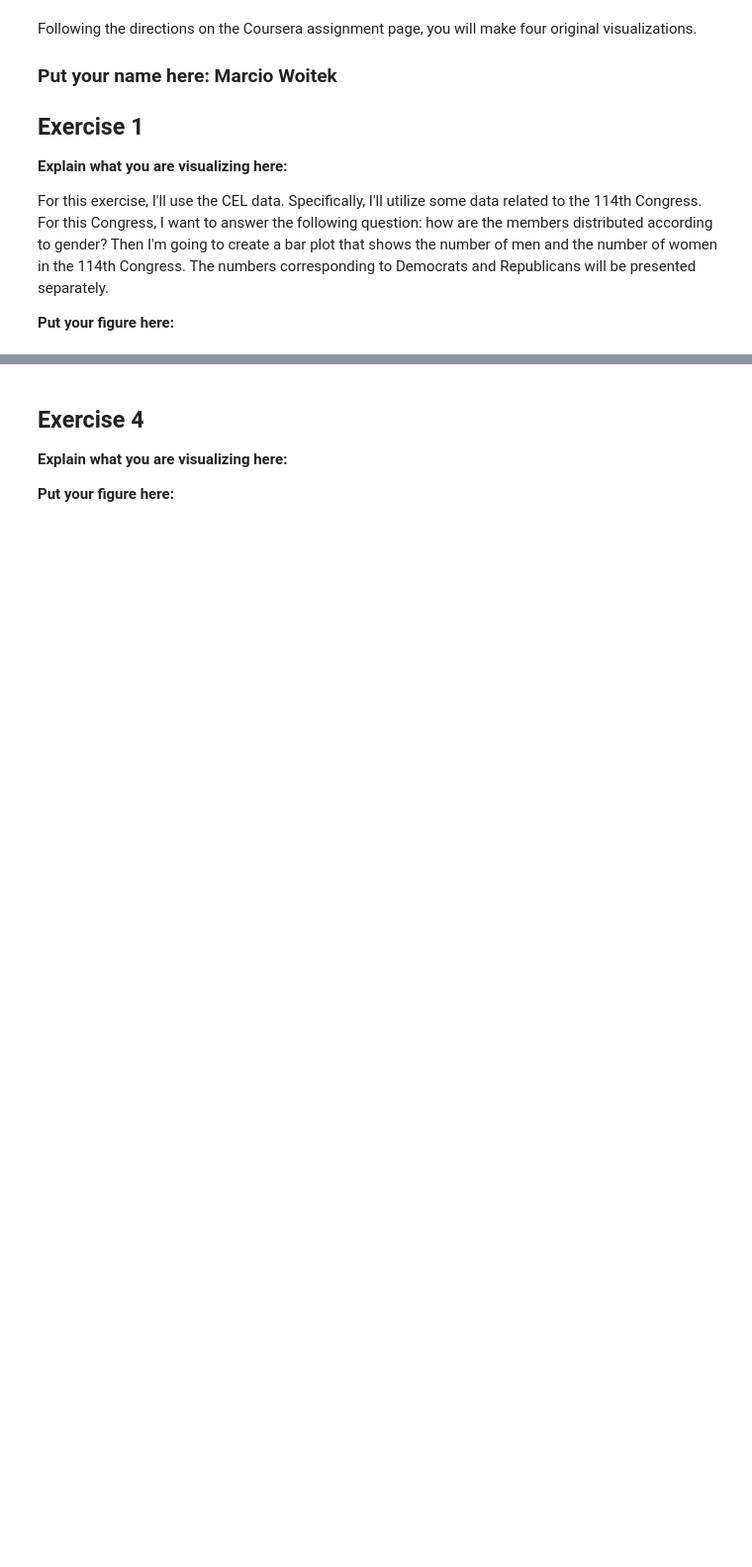
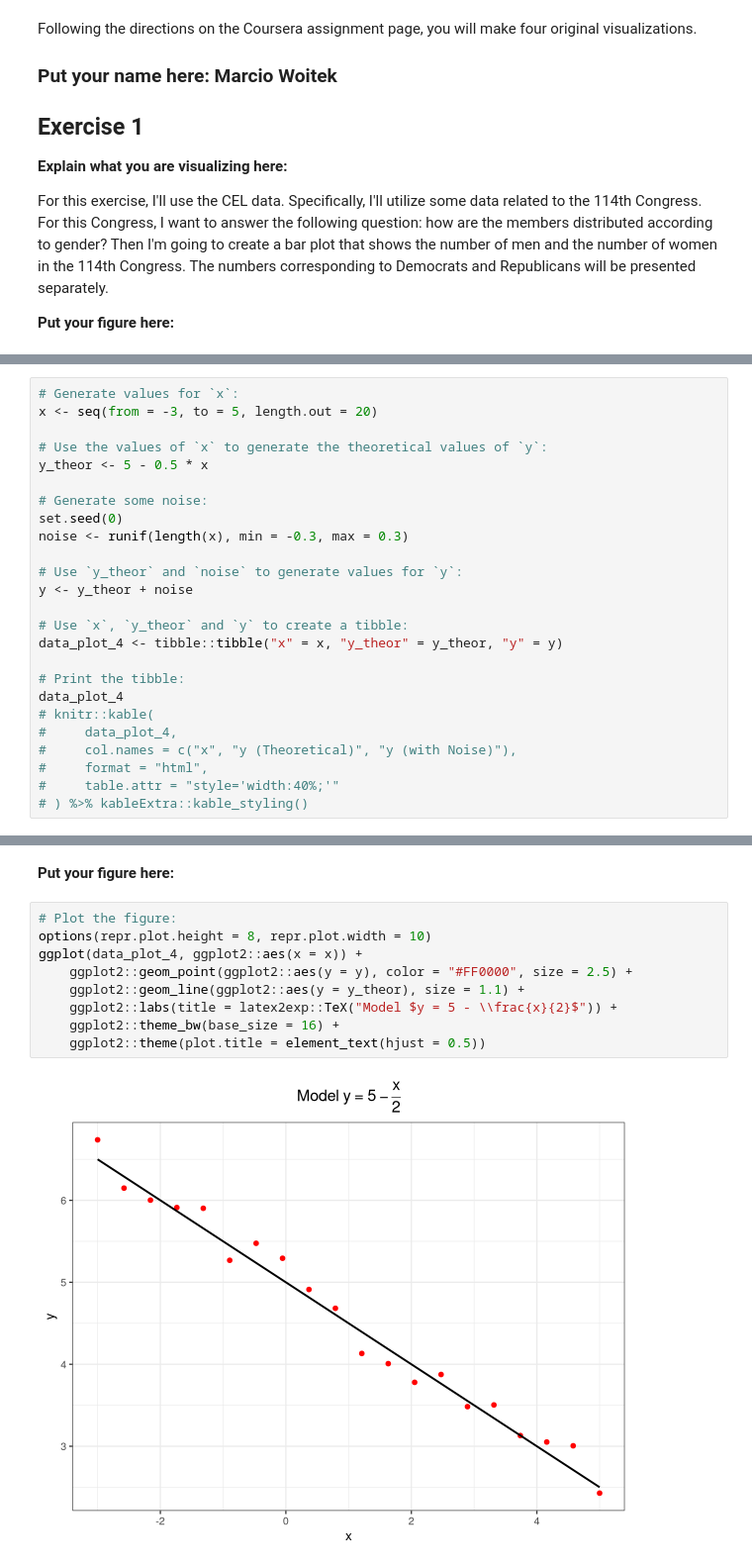
Before and after one commit to mwoitek/r-data-visualization-ggplot2, a Jupyter notebook: assignment_3/week_3_exercise.ipynb, the cells around one changed output, grey strips where cells are left out. Shown: that part at 99% size. Saved outputs shown, nothing was run; the diff lists cells and outputs as text; blank space fills up the shorter version.

```diff
--- a/assignment_3/week_3_exercise.ipynb
+++ b/assignment_3/week_3_exercise.ipynb
@@ -141,0 +265,25 @@ ggplot(data_plot_2, aes(x = congress, y = dwnom1, fill = Party)) +
+# %%
+# Generate values for `x`:
+x <- seq(from = -3, to = 5, length.out = 20)
+
+# Use the values of `x` to generate the theoretical values of `y`:
+y_theor <- 5 - 0.5 * x
+
+# Generate some noise:
+set.seed(0)
+noise <- runif(length(x), min = -0.3, max = 0.3)
+
+# Use `y_theor` and `noise` to generate values for `y`:
+y <- y_theor + noise
+
+# Use `x`, `y_theor` and `y` to create a tibble:
+data_plot_4 <- tibble::tibble("x" = x, "y_theor" = y_theor, "y" = y)
+
+# Print the tibble:
+data_plot_4
+# knitr::kable(
+#     data_plot_4,
+#     col.names = c("x", "y (Theoretical)", "y (with Noise)"),
+#     format = "html",
+#     table.attr = "style='width:40%;'"
+# ) %>% kableExtra::kable_styling()
@@ -142,6 +310,13 @@ ggplot(data_plot_2, aes(x = congress, y = dwnom1, fill = Party)) +
 # %% [markdown]
-## Exercise 4
-
-**Explain what you are visualizing here:**
-
 **Put your figure here:**
+# %%
+# Plot the figure:
+options(repr.plot.height = 8, repr.plot.width = 10)
+ggplot(data_plot_4, ggplot2::aes(x = x)) +
+    ggplot2::geom_point(ggplot2::aes(y = y), color = "#FF0000", size = 2.5) +
+    ggplot2::geom_line(ggplot2::aes(y = y_theor), size = 1.1) +
+    ggplot2::labs(title = latex2exp::TeX("Model $y = 5 - \\frac{x}{2}$")) +
+    ggplot2::theme_bw(base_size = 16) +
+    ggplot2::theme(plot.title = element_text(hjust = 0.5))
+# %% [output]
+[figure, added]
```
Also changed, not shown: parts of 10 cells of this notebook, 3 other files.
